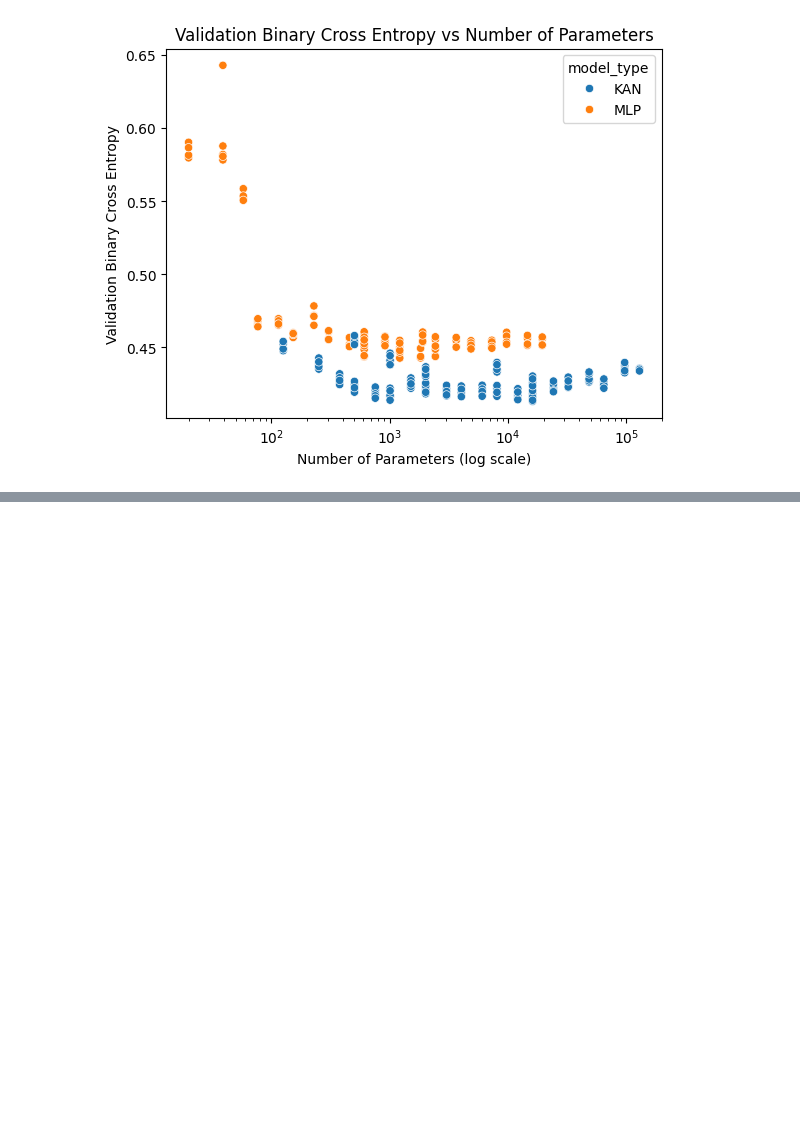
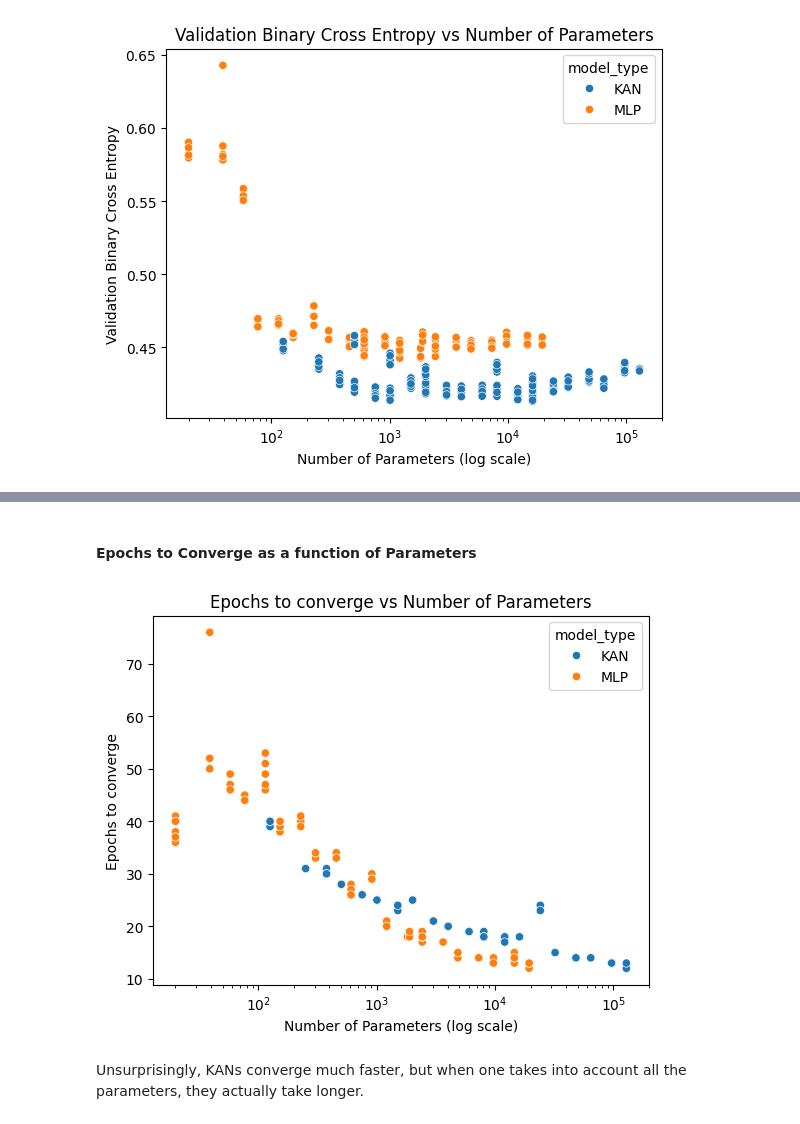
Before and after one commit to AimbotParce/MDS-AML-HiggsBosonKAN, a Jupyter notebook: notebooks/05-analysis.ipynb, the cells around one changed output, grey strips where cells are left out. Saved outputs shown, nothing was run; the diff lists cells and outputs as text; code cells hidden in the pictures; blank space fills up the shorter version.

```diff
--- a/notebooks/05-analysis.ipynb
+++ b/notebooks/05-analysis.ipynb
@@ -495,0 +561,20 @@ plt.xscale("log")
+# %% [markdown]
+#### Epochs to Converge as a function of Parameters
+# %%
+import matplotlib.pyplot as plt
+import seaborn as sns
+
+sns.scatterplot(
+    data=df[df["converged"]],
+    x="num_params",
+    y="full_convergence_epoch",
+    hue="model_type",
+)
+plt.title("Epochs to converge vs Number of Parameters")
+plt.xlabel("Number of Parameters (log scale)")
+plt.ylabel("Epochs to converge")
+plt.xscale("log")
+# %% [output]
+[figure, added]
+# %% [markdown]
+Unsurprisingly, KANs converge much faster, but when one takes into account all the parameters, they actually take longer.
```
Also changed, not shown: parts of 13 cells of this notebook.
